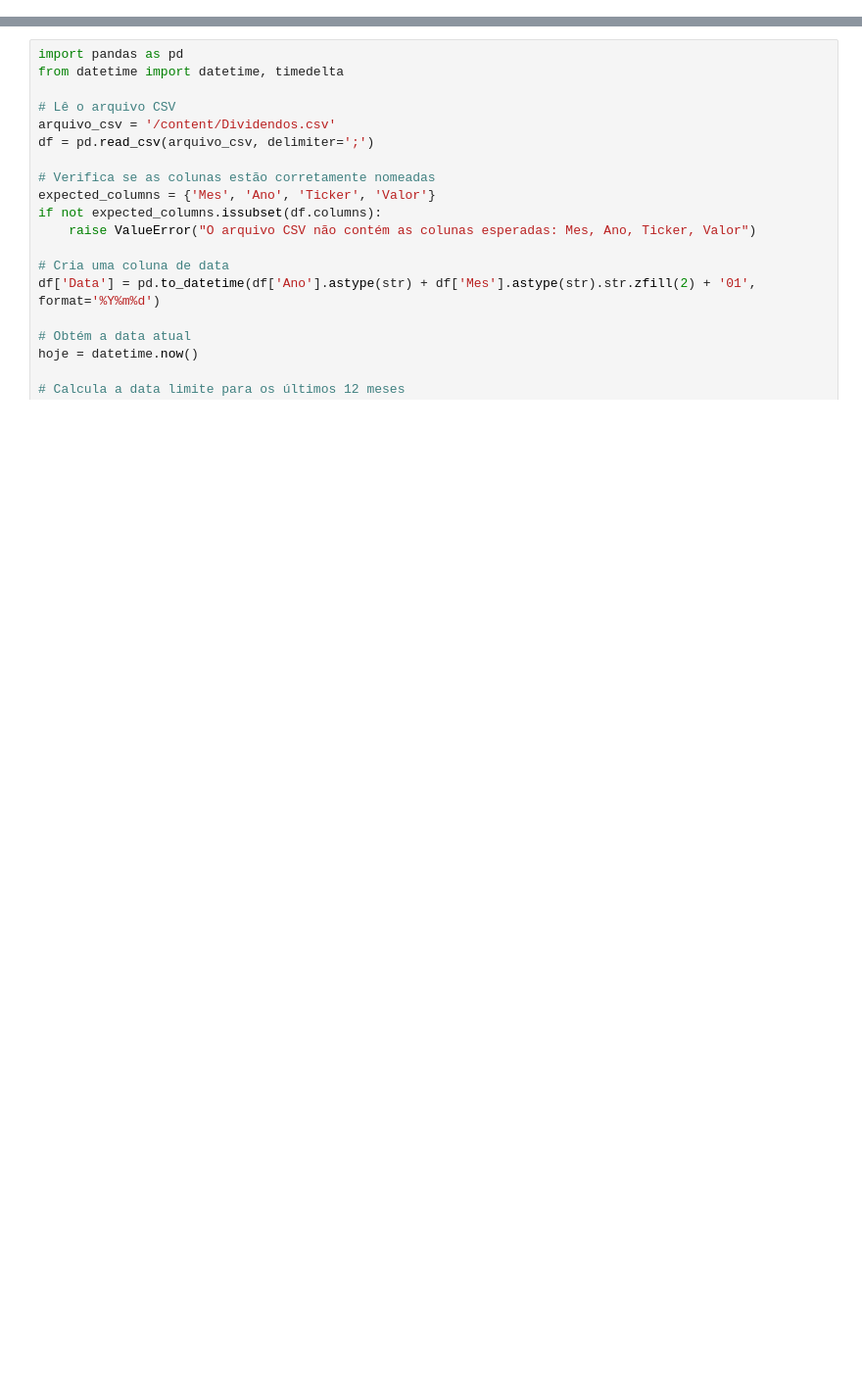
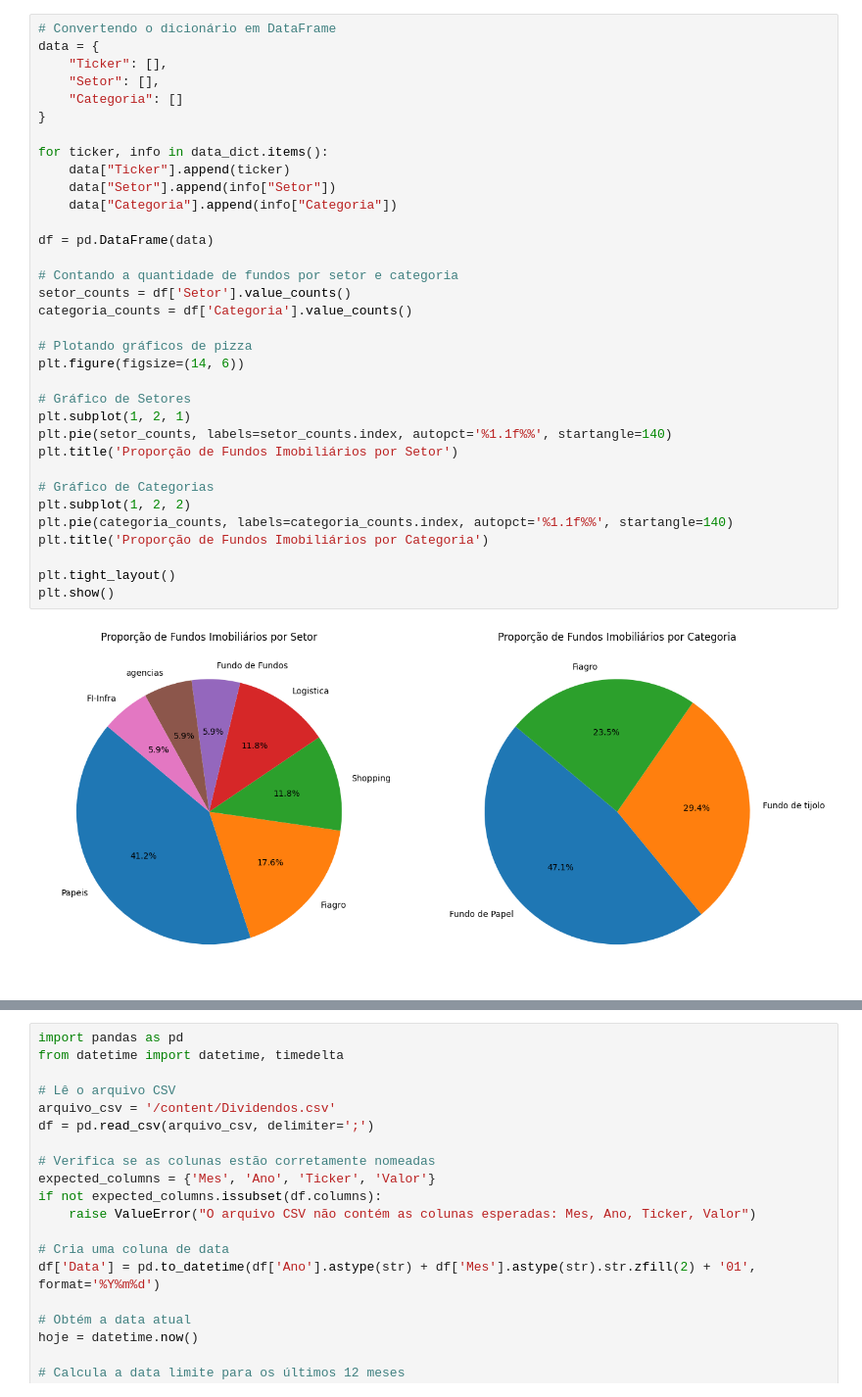
Before and after one commit to JulianotCosta/Dictionary_IA, a Jupyter notebook: Cópia_de_cotação_de_ações_e_FII.ipynb, the cells around one changed output, grey strips where cells are left out. Shown: that part at 98% size. Saved outputs shown, nothing was run; the diff lists cells and outputs as text; blank space fills up the shorter version.

```diff
--- a/Cópia_de_cotação_de_ações_e_FII.ipynb
+++ b/Cópia_de_cotação_de_ações_e_FII.ipynb
@@ -159,3 +227,39 @@ df.to_csv('calculo_fii.csv', index=False)
+# %%
+# Convertendo o dicionário em DataFrame
+data = {
+    "Ticker": [],
+    "Setor": [],
+    "Categoria": []
+}
+
+for ticker, info in data_dict.items():
+    data["Ticker"].append(ticker)
+    data["Setor"].append(info["Setor"])
+    data["Categoria"].append(info["Categoria"])
+
+df = pd.DataFrame(data)
+
+# Contando a quantidade de fundos por setor e categoria
+setor_counts = df['Setor'].value_counts()
+categoria_counts = df['Categoria'].value_counts()
+
+# Plotando gráficos de pizza
+plt.figure(figsize=(14, 6))
+
+# Gráfico de Setores
+plt.subplot(1, 2, 1)
+plt.pie(setor_counts, labels=setor_counts.index, autopct='%1.1f%%', startangle=140)
+plt.title('Proporção de Fundos Imobiliários por Setor')
+
+# Gráfico de Categorias
+plt.subplot(1, 2, 2)
+plt.pie(categoria_counts, labels=categoria_counts.index, autopct='%1.1f%%', startangle=140)
+plt.title('Proporção de Fundos Imobiliários por Categoria')
+
+plt.tight_layout()
+plt.show()
+# %% [output]
+[figure, added]
 # %%
 import yfinance as yf
 
```
Also changed, not shown: parts of 18 cells of this notebook.
